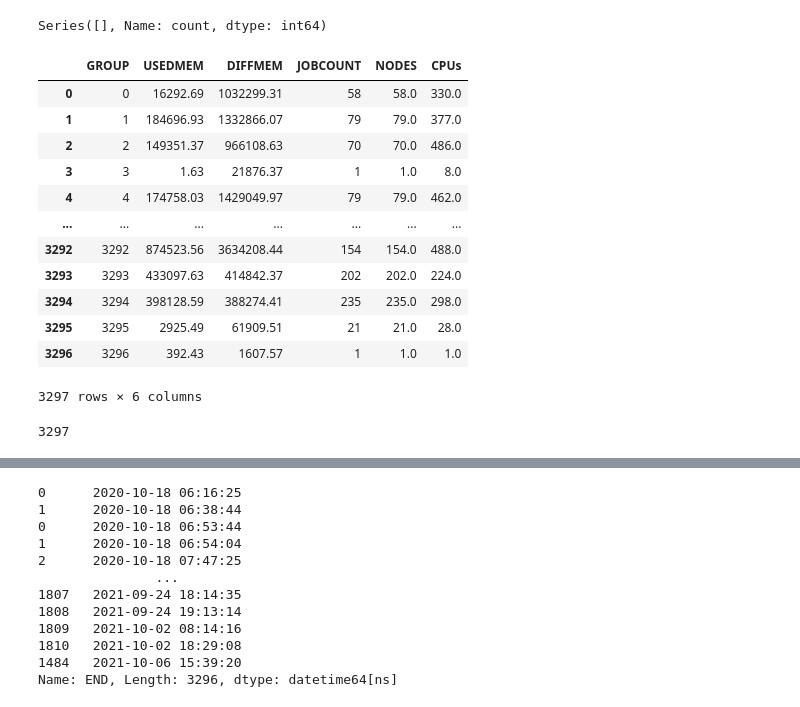
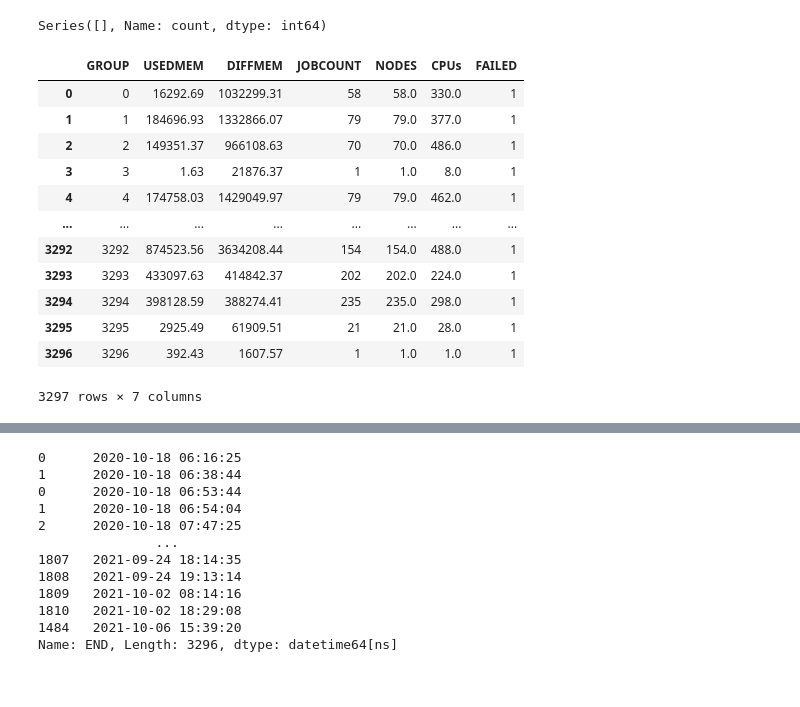
Before and after one commit to nss-data-science-cohort-8/nss-data-science-cohort-8-classroom-accre-accre, a Jupyter notebook: notebooks/andrew_branch_head.ipynb, the cells around one changed output, grey strips where cells are left out. Drawn from its saved outputs; the diff is of its cells as text; code cells hidden in the pictures.

Commit message:
started logistic regression

```diff
--- a/notebooks/andrew_branch_head.ipynb
+++ b/notebooks/andrew_branch_head.ipynb
@@ -439,20 +440,17 @@ logistic_df = pd.DataFrame({'GROUP':totalmem['group'],'USEDMEM':totalmem['USEDME
-# %%
-logistic_df
-# %% [output]
-|  | GROUP | USEDMEM | DIFFMEM | JOBCOUNT | NODES | CPUs |
-| 0 | 0 | 16292.69 | 1032299.31 | 58 | 58.0 | 330.0 |
-| 1 | 1 | 184696.93 | 1332866.07 | 79 | 79.0 | 377.0 |
-| 2 | 2 | 149351.37 | 966108.63 | 70 | 70.0 | 486.0 |
-| 3 | 3 | 1.63 | 21876.37 | 1 | 1.0 | 8.0 |
-| 4 | 4 | 174758.03 | 1429049.97 | 79 | 79.0 | 462.0 |
-| ... | ... | ... | ... | ... | ... | ... |
-| 3292 | 3292 | 874523.56 | 3634208.44 | 154 | 154.0 | 488.0 |
-| 3293 | 3293 | 433097.63 | 414842.37 | 202 | 202.0 | 224.0 |
-| 3294 | 3294 | 398128.59 | 388274.41 | 235 | 235.0 | 298.0 |
-| 3295 | 3295 | 2925.49 | 61909.51 | 21 | 21.0 | 28.0 |
-| 3296 | 3296 | 392.43 | 1607.57 | 1 | 1.0 | 1.0 |
-3297 rows × 6 columns
-# %%
-len(logistic_df['NODES'])
-# %% [output]
-3297
+# %%
+logistic_df['FAILED'] = 1
+logistic_df
+# %% [output]
+|  | GROUP | USEDMEM | DIFFMEM | JOBCOUNT | NODES | CPUs | FAILED |
+| 0 | 0 | 16292.69 | 1032299.31 | 58 | 58.0 | 330.0 | 1 |
+| 1 | 1 | 184696.93 | 1332866.07 | 79 | 79.0 | 377.0 | 1 |
+| 2 | 2 | 149351.37 | 966108.63 | 70 | 70.0 | 486.0 | 1 |
+| 3 | 3 | 1.63 | 21876.37 | 1 | 1.0 | 8.0 | 1 |
+| 4 | 4 | 174758.03 | 1429049.97 | 79 | 79.0 | 462.0 | 1 |
+| ... | ... | ... | ... | ... | ... | ... | ... |
+| 3292 | 3292 | 874523.56 | 3634208.44 | 154 | 154.0 | 488.0 | 1 |
+| 3293 | 3293 | 433097.63 | 414842.37 | 202 | 202.0 | 224.0 | 1 |
+| 3294 | 3294 | 398128.59 | 388274.41 | 235 | 235.0 | 298.0 | 1 |
+| 3295 | 3295 | 2925.49 | 61909.51 | 21 | 21.0 | 28.0 | 1 |
+| 3296 | 3296 | 392.43 | 1607.57 | 1 | 1.0 | 1.0 | 1 |
+3297 rows × 7 columns
```
Also changed, not shown: parts of 6 cells of this notebook.
